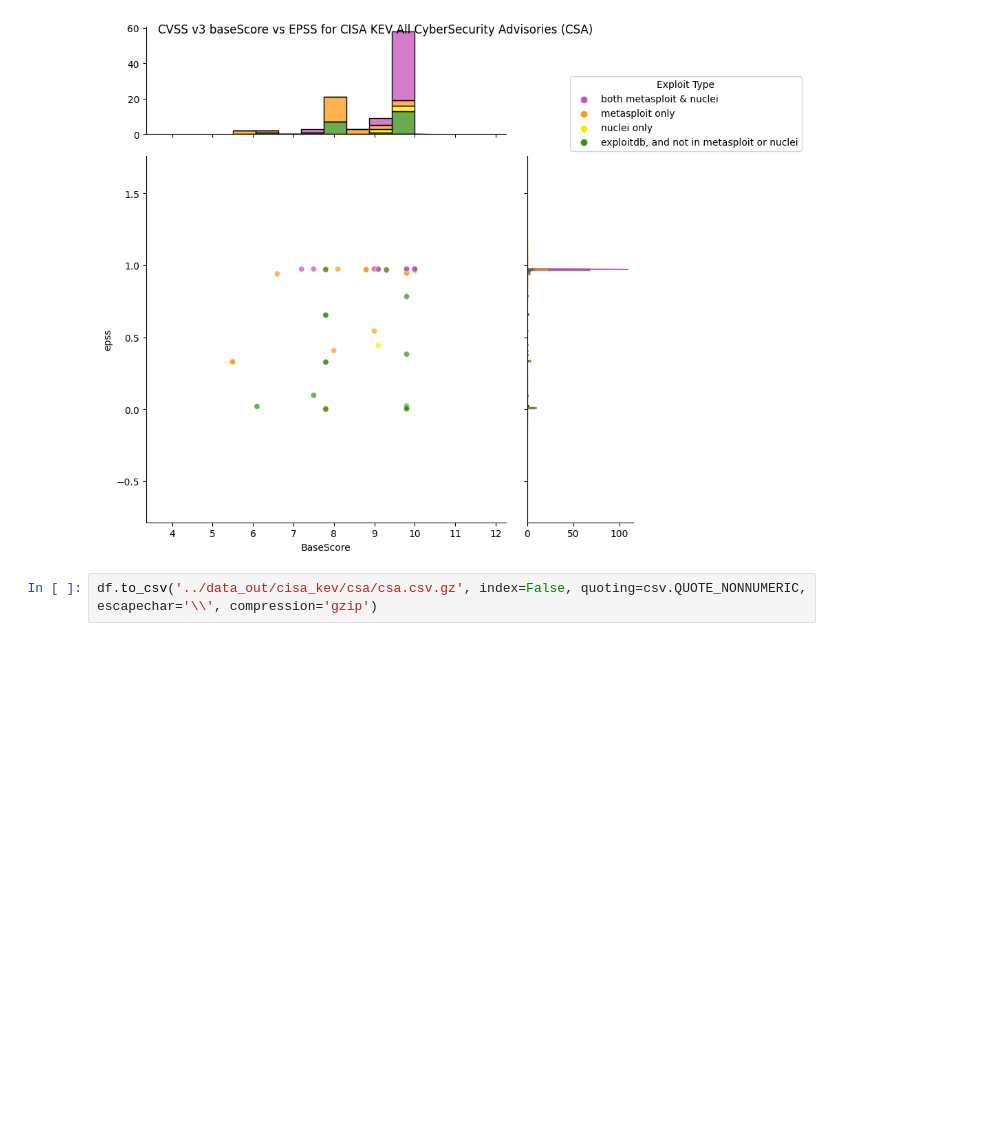
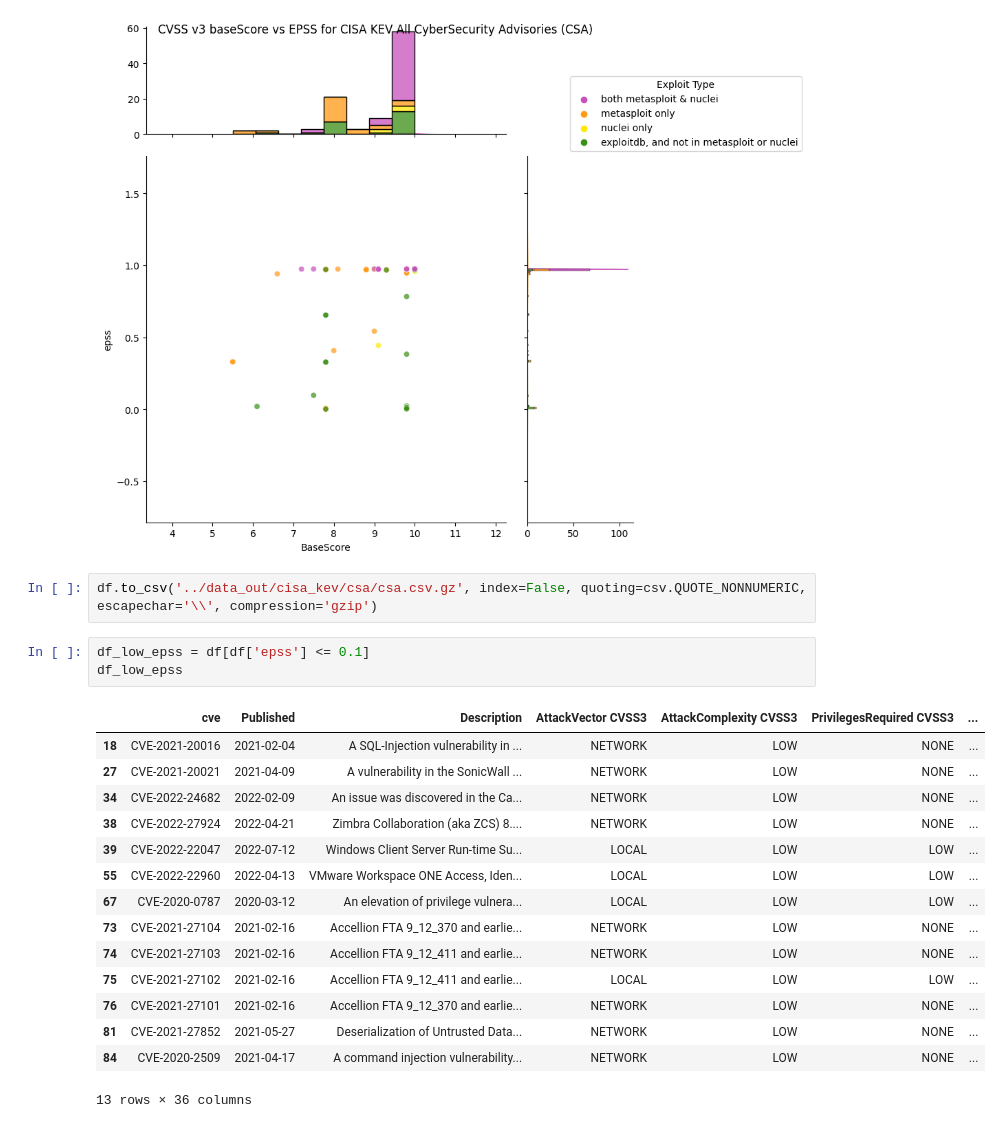
Before and after one commit to RiskBasedPrioritization/RiskBasedPrioritizationAnalysis, a Jupyter notebook: analysis/cisa_kev_epss_cvss.ipynb, the cells around one changed output. Cells and saved outputs as stored; diff of their text form; blank space fills up the shorter version.

```diff
--- a/analysis/cisa_kev_epss_cvss.ipynb
+++ b/analysis/cisa_kev_epss_cvss.ipynb
@@ -344,3 +344,22 @@ scatter_plot_cvss_epss_kev(df, "CVSS v3 baseScore vs EPSS for CISA KEV All Cyber
 [figure]
 # %%
 df.to_csv('../data_out/cisa_kev/csa/csa.csv.gz', index=False, quoting=csv.QUOTE_NONNUMERIC, escapechar='\\', compression='gzip')
+# %%
+df_low_epss = df[df['epss'] <= 0.1]
+df_low_epss
+# %% [output]
+|  | cve | Published | Description | AttackVector CVSS3 | AttackComplexity CVSS3 | PrivilegesRequired CVSS3 | ... |
+| 18 | CVE-2021-20016 | 2021-02-04 | A SQL-Injection vulnerability in ... | NETWORK | LOW | NONE | ... |
+| 27 | CVE-2021-20021 | 2021-04-09 | A vulnerability in the SonicWall ... | NETWORK | LOW | NONE | ... |
+| 34 | CVE-2022-24682 | 2022-02-09 | An issue was discovered in the Ca... | NETWORK | LOW | NONE | ... |
+| 38 | CVE-2022-27924 | 2022-04-21 | Zimbra Collaboration (aka ZCS) 8.... | NETWORK | LOW | NONE | ... |
+| 39 | CVE-2022-22047 | 2022-07-12 | Windows Client Server Run-time Su... | LOCAL | LOW | LOW | ... |
+| 55 | CVE-2022-22960 | 2022-04-13 | VMware Workspace ONE Access, Iden... | LOCAL | LOW | LOW | ... |
+| 67 | CVE-2020-0787 | 2020-03-12 | An elevation of privilege vulnera... | LOCAL | LOW | LOW | ... |
+| 73 | CVE-2021-27104 | 2021-02-16 | Accellion FTA 9_12_370 and earlie... | NETWORK | LOW | NONE | ... |
+| 74 | CVE-2021-27103 | 2021-02-16 | Accellion FTA 9_12_411 and earlie... | NETWORK | LOW | NONE | ... |
+| 75 | CVE-2021-27102 | 2021-02-16 | Accellion FTA 9_12_411 and earlie... | LOCAL | LOW | LOW | ... |
+| 76 | CVE-2021-27101 | 2021-02-16 | Accellion FTA 9_12_370 and earlie... | NETWORK | LOW | NONE | ... |
+| 81 | CVE-2021-27852 | 2021-05-27 | Deserialization of Untrusted Data... | NETWORK | LOW | NONE | ... |
+| 84 | CVE-2020-2509 | 2021-04-17 | A command injection vulnerability... | NETWORK | LOW | NONE | ... |
+13 rows × 36 columns
```
Also changed, not shown: parts of 2 cells of this notebook, 1 other file.
